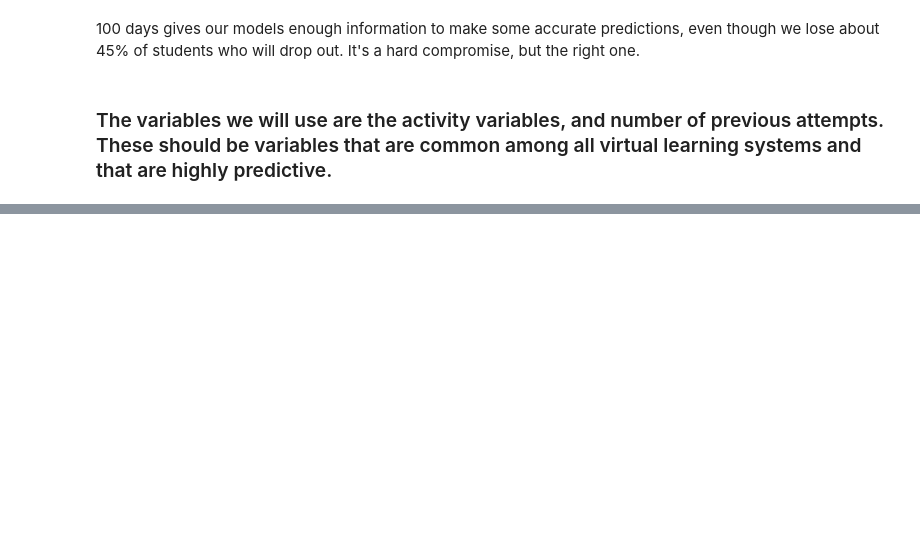
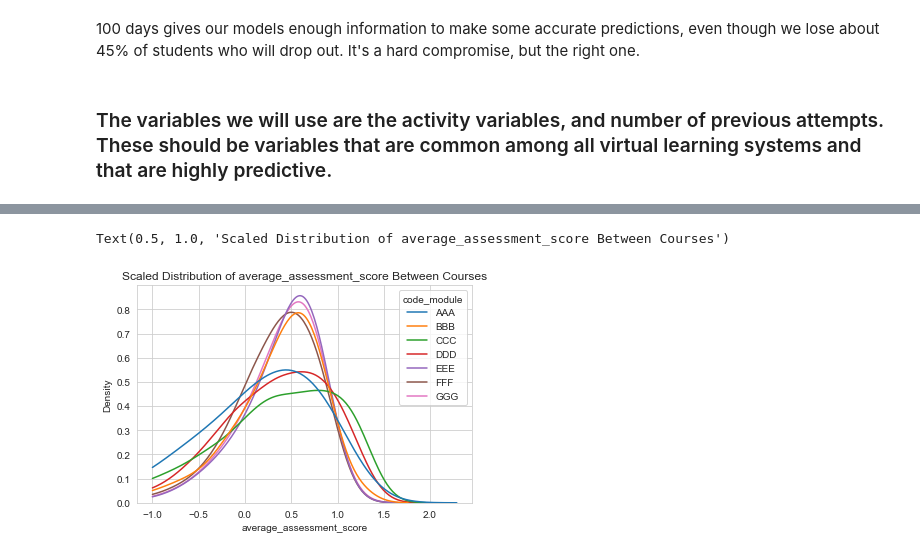
Before and after one commit to Caellwyn/ou_student_predictions, a Jupyter notebook: notebooks/OU_eda.ipynb, the cells around one changed output, grey strips where cells are left out. Cells and saved outputs as stored; diff of their text form; code cells hidden in the pictures; blank space fills up the shorter version.

```diff
--- a/notebooks/OU_eda.ipynb
+++ b/notebooks/OU_eda.ipynb
@@ -322,0 +331,15 @@ registration_correlations(columns = ['num_of_prev_attempts',
+# %%
+# data = load_OU_data()
+
+# scaled_regs = CourseScaler(drop_course=False).fit_transform(data[['code_module','num_of_prev_attempts',
+#                                      'days_studied','activities_engaged',
+#                                      'total_clicks','assessments_completed',
+#                                      'average_assessment_score']], )
+
+sns.kdeplot(data = scaled_regs, x = 'average_assessment_score', hue = 'code_module', clip=(-1,5,2),
+            common_norm = False)
+
+plt.title('Scaled Distribution of average_assessment_score Between Courses')
+# %% [output]
+Text(0.5, 1.0, 'Scaled Distribution of average_assessment_score Between Courses')
+[figure, added]
```
Also changed, not shown: parts of 6 cells of this notebook, 13 other files.
